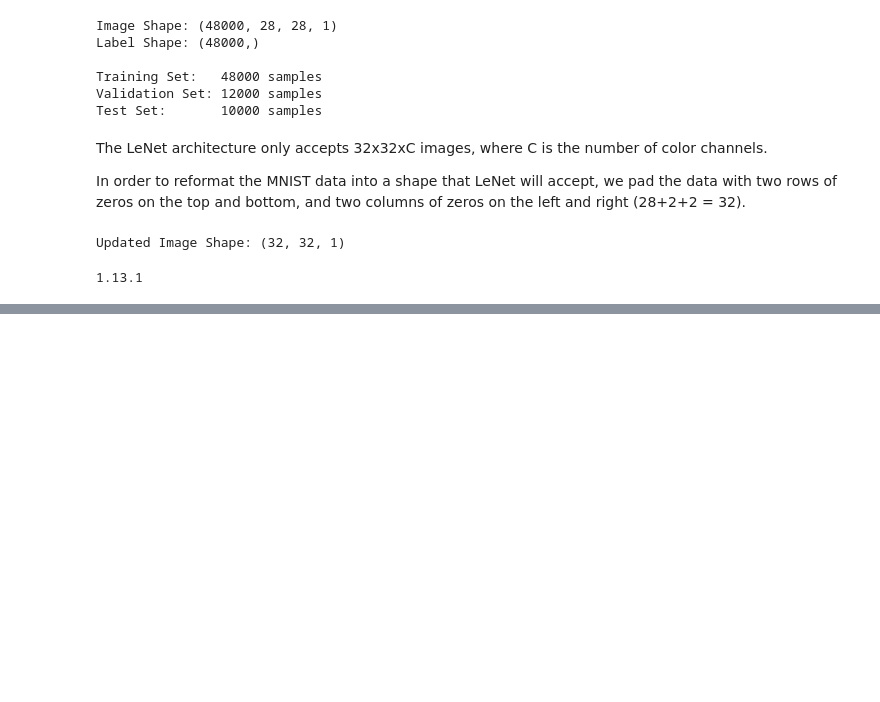
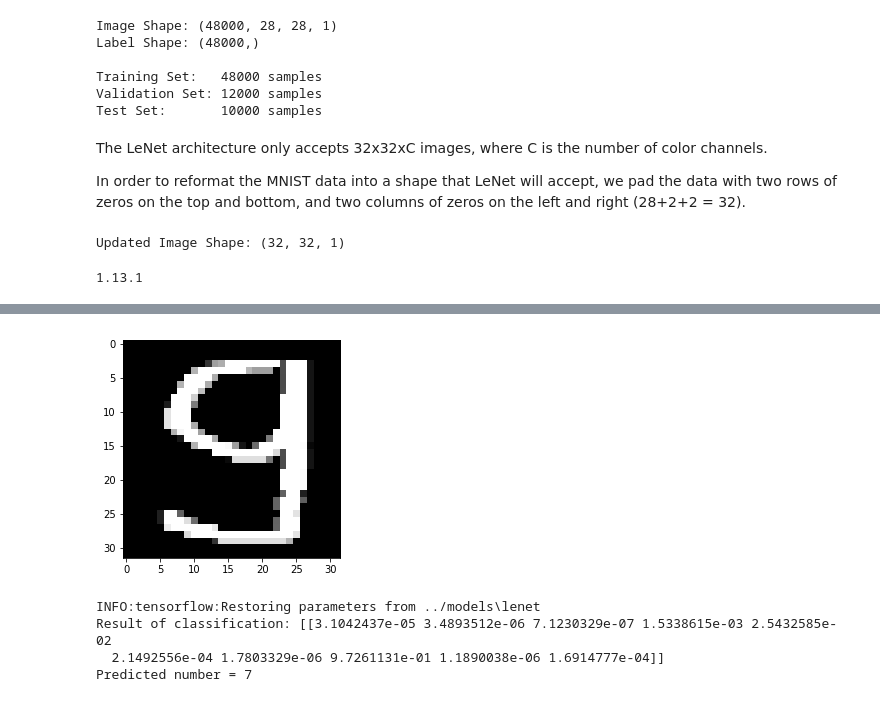
Before and after one commit to fhdbbk/character_recognizer, a Jupyter notebook: ocr.ipynb, the cells around one changed output, grey strips where cells are left out. Cells and saved outputs as stored; diff of their text form; code cells hidden in the pictures; blank space fills up the shorter version.

```diff
--- a/ocr.ipynb
+++ b/ocr.ipynb
@@ -306,0 +319,25 @@ Test Accuracy = 0.940
+# %%
+image_path = 'temp/img11.png'
+img1 = cv2.cvtColor(cv2.imread(image_path), cv2.COLOR_BGR2GRAY)
+img1 = cv2.resize(img1, (32, 32))
+plt.imshow(img1, cmap='gray')
+plt.show()
+# %% [output]
+[figure, added]
+# %%
+image_vector = np.reshape(img1, (32, 32, 1))
+image_vector = normalize_images(image_vector)
+with tf.Session() as sess:
+    saver.restore(sess, tf.train.latest_checkpoint('../models'))
+    img = np.reshape(image_vector, (1, 32, 32, 1))
+    pred = tf.nn.softmax(logits)
+    classification = sess.run(pred, feed_dict={x: img})
+    print("Result of classification: {}".format(classification))
+    probs = classification[0]
+    idx = np.argmax(probs)
+    print("Predicted number = {}".format(idx))
+# %% [output]
+INFO:tensorflow:Restoring parameters from ../models\lenet
+Result of classification: [[3.1042437e-05 3.4893512e-06 7.1230329e-07 1.5338615e-03 2.5432585e-02
+  2.1492556e-04 1.7803329e-06 9.7261131e-01 1.1890038e-06 1.6914777e-04]]
+Predicted number = 7
```
Also changed, not shown: parts of 12 cells of this notebook, 26 other files.
